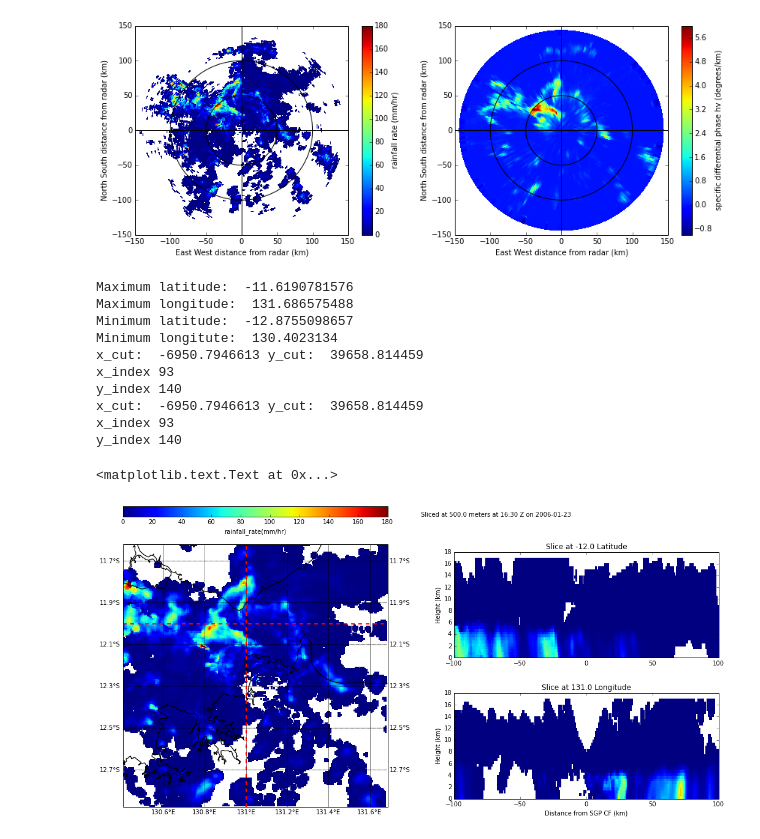
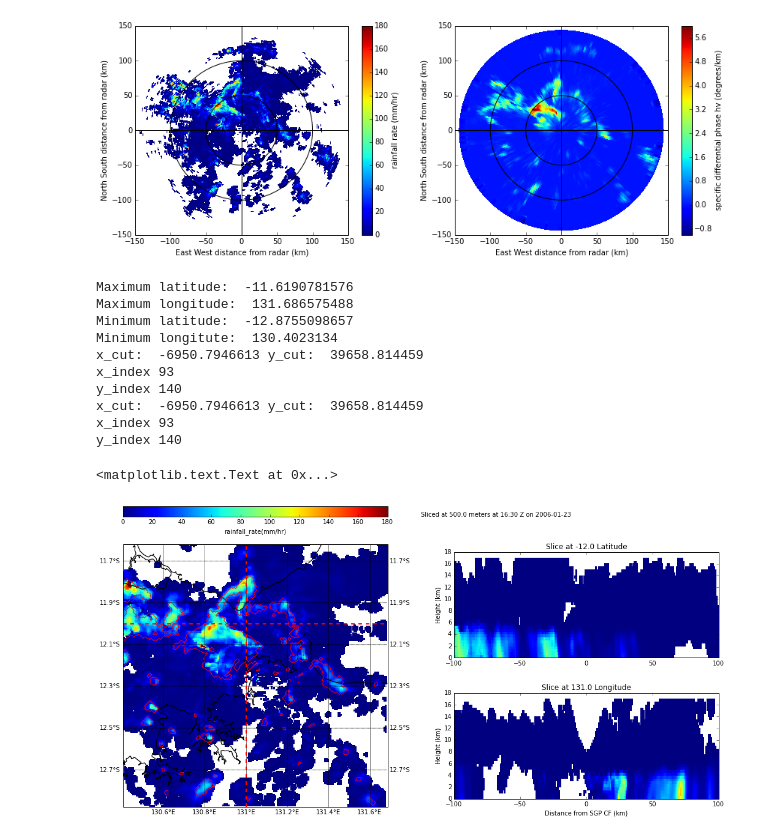
Before and after one commit to scollis/notebooks, a Jupyter notebook: TWP-ICE Rainfall.ipynb, the cells around one changed output. Drawn from its saved outputs; the diff is of its cells as text; code cells hidden in the pictures.

Commit message:
updates on the TWPICE rainfall plot

```diff
--- a/TWP-ICE Rainfall.ipynb
+++ b/TWP-ICE Rainfall.ipynb
@@ -464,3 +465,11 @@ print dir(range(10))
+# %%
+eclass = echo_class.steiner(mygrids.axes['x_disp']['data'],
+                 mygrids.axes['y_disp']['data'],
+                 mygrids.axes['z_disp']['data'],
+                 mygrids.fields['corrected_reflectivity_horizontal']['data'],
+                 dx=500.0, dy=500.0, intense=45.0, bkg_rad=11000.0,
+                 area_relation='sgp', work_lev=1500.0, peak_relation='sgp',
+                 use_intense=True, fill_val=-9999.0)
 # %%
 display = pyart.graph.GridMapDisplay(mygrids, debug=True)
 
@@ -486,36 +495,38 @@ display.plot_basemap(lat_lines=np.arange(-11.5, -13.5, -.2) ,
                      resolution='h')
 display.plot_grid('rain_rate_A', level=level, vmin=vmin, vmax=vmax)
 display.plot_crosshairs(lon=lon, lat=lat)
+xd, yd = display.basemap(display.grid_lons, display.grid_lats)
+display.basemap.contour(xd, yd, eclass, [0.5], colors=['r'], linewidths=1.)
 
 # colorbar
 cbax = fig.add_axes(colorbar_panel_axes)
 display.plot_colorbar()
 
 # panel 2, longitude slice.
 ax2 = fig.add_axes(x_cut_panel_axes)
 display.plot_longitude_slice('rain_rate_A', lon=lon, lat=lat, vmin=vmin, vmax=vmax)
 ax2.set_xlabel('Distance from SGP CF (km)')
 
 # panel 3, latitude slice
 ax3 = fig.add_axes(y_cut_panel_axes)
 display.plot_latitude_slice('rain_rate_A', lon=lon, lat=lat, vmin=vmin, vmax=vmax)
 
 # add a title
 slc_height = mygrids.axes['z_disp']['data'][level]
 dts = num2date(mygrids.axes['time']['data'], mygrids.axes['time']['units'])
 datestr = dts[0].strftime('%H:%M Z on %Y-%m-%d')
 title = 'Sliced at ' + str(slc_height) + ' meters at ' + datestr
 fig.text(0.5, 0.9, title)
 # %% [output]
 Maximum latitude:  -11.6190781576
 Maximum longitude:  131.686575488
 Minimum latitude:  -12.8755098657
 Minimum longitute:  130.4023134
 x_cut:  -6950.7946613 y_cut:  39658.814459
 x_index 93
 y_index 140
 x_cut:  -6950.7946613 y_cut:  39658.814459
 x_index 93
 y_index 140
 <matplotlib.text.Text at 0x...>
-[figure, old version]
+[figure, new version]
```
Also changed, not shown: parts of 6 cells of this notebook.
